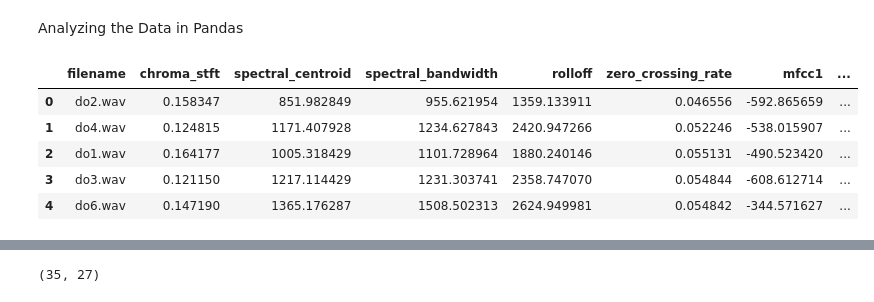
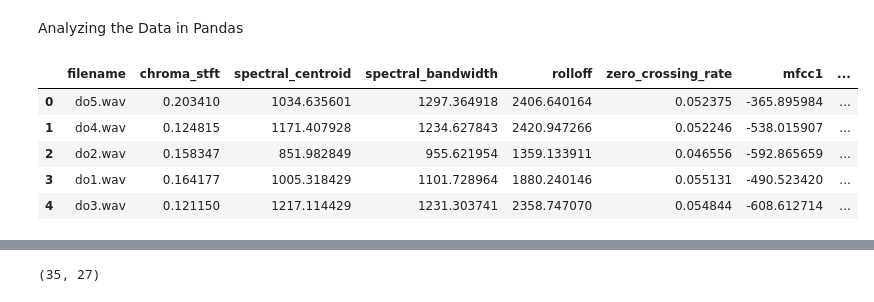
Before and after one commit to ltphy/MusicalNotesClassifier, a Jupyter notebook: musical_notes_classifier.ipynb, the cells around one changed output, grey strips where cells are left out. Drawn from its saved outputs; the diff is of its cells as text; code cells hidden in the pictures.

```diff
--- a/musical_notes_classifier.ipynb
+++ b/musical_notes_classifier.ipynb
@@ -168,5 +173,2 @@ gdrive/My Drive/music_notes/si/si3.wav
 gdrive/My Drive/music_notes/si/si2.wav
 gdrive/My Drive/music_notes/si/si1.wav
-# %%
-input_file = 'data.csv'
-write_to_csv(test_file)
@@ -173,13 +187,13 @@ write_to_csv(test_file)
 # %% [markdown]
 Analyzing the Data in Pandas
 # %%
-
-data = pd.read_csv(csv_path)
+train_path = os.path.join(folder_path,input_file)
+data = pd.read_csv(train_path)
 data.head()
 # %% [output]
 |  | filename | chroma_stft | spectral_centroid | spectral_bandwidth | rolloff | zero_crossing_rate | mfcc1 | ... |
-| 0 | do2.wav | 0.158347 | 851.982849 | 955.621954 | 1359.133911 | 0.046556 | -592.865659 | ... |
+| 0 | do5.wav | 0.203410 | 1034.635601 | 1297.364918 | 2406.640164 | 0.052375 | -365.895984 | ... |
 | 1 | do4.wav | 0.124815 | 1171.407928 | 1234.627843 | 2420.947266 | 0.052246 | -538.015907 | ... |
-| 2 | do1.wav | 0.164177 | 1005.318429 | 1101.728964 | 1880.240146 | 0.055131 | -490.523420 | ... |
-| 3 | do3.wav | 0.121150 | 1217.114429 | 1231.303741 | 2358.747070 | 0.054844 | -608.612714 | ... |
-| 4 | do6.wav | 0.147190 | 1365.176287 | 1508.502313 | 2624.949981 | 0.054842 | -344.571627 | ... |
+| 2 | do2.wav | 0.158347 | 851.982849 | 955.621954 | 1359.133911 | 0.046556 | -592.865659 | ... |
+| 3 | do1.wav | 0.164177 | 1005.318429 | 1101.728964 | 1880.240146 | 0.055131 | -490.523420 | ... |
+| 4 | do3.wav | 0.121150 | 1217.114429 | 1231.303741 | 2358.747070 | 0.054844 | -608.612714 | ... |
```
Also changed, not shown: parts of 21 cells of this notebook.
